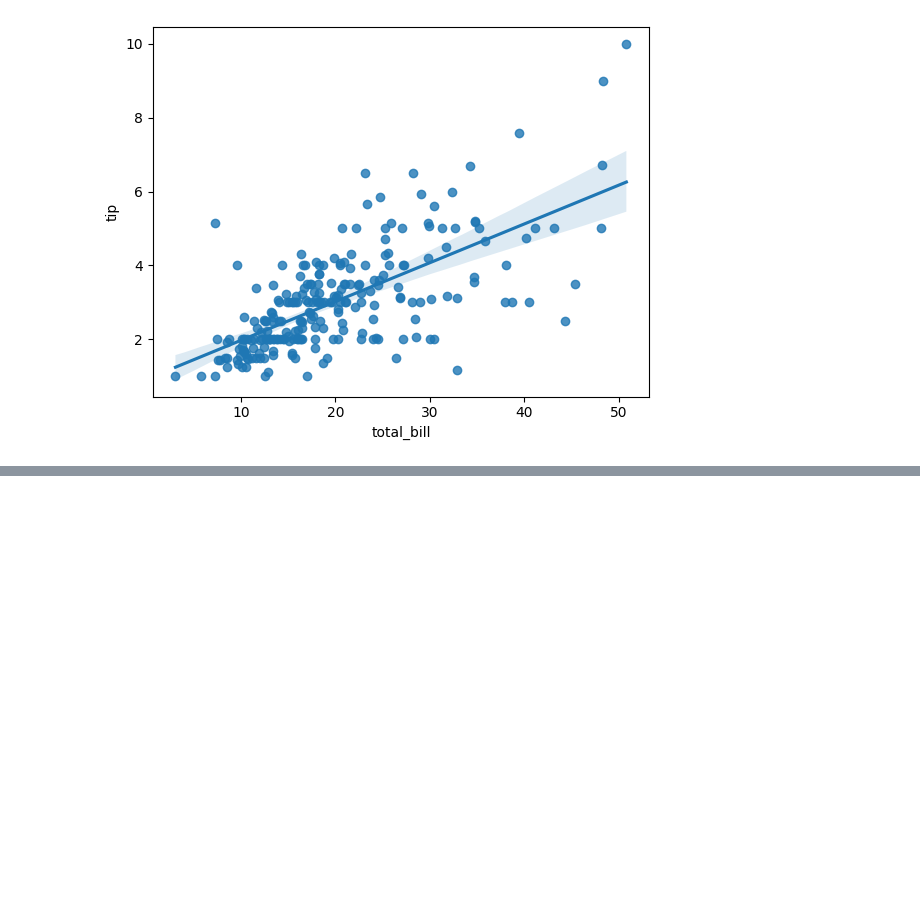
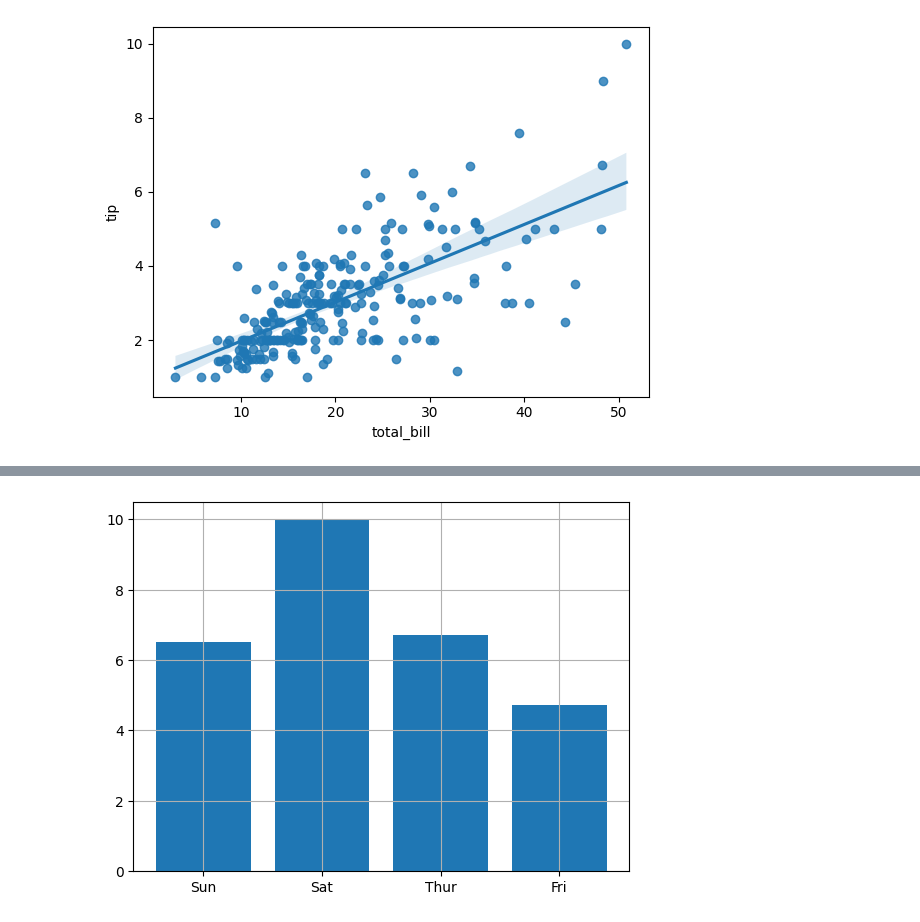
Before and after one commit to yash144-code/daily-python-work, a Jupyter notebook: data_science.ipynb, the cells around one changed output, grey strips where cells are left out. Saved outputs shown, nothing was run; the diff lists cells and outputs as text; code cells hidden in the pictures; blank space fills up the shorter version.

```diff
--- a/data_science.ipynb
+++ b/data_science.ipynb
@@ -2495,0 +2537,11 @@ plt.show()
+# %%
+import matplotlib.pyplot as plt
+import seaborn as sns
+
+df = sns.load_dataset("tips")
+
+plt.bar(df.day,df.tip)         # in this hundreds of bars are overlapping, doen't show any mean or sum
+plt.grid(True)
+plt.show()
+# %% [output]
+[figure, added]
```
Also changed, not shown: parts of 14 cells of this notebook.
